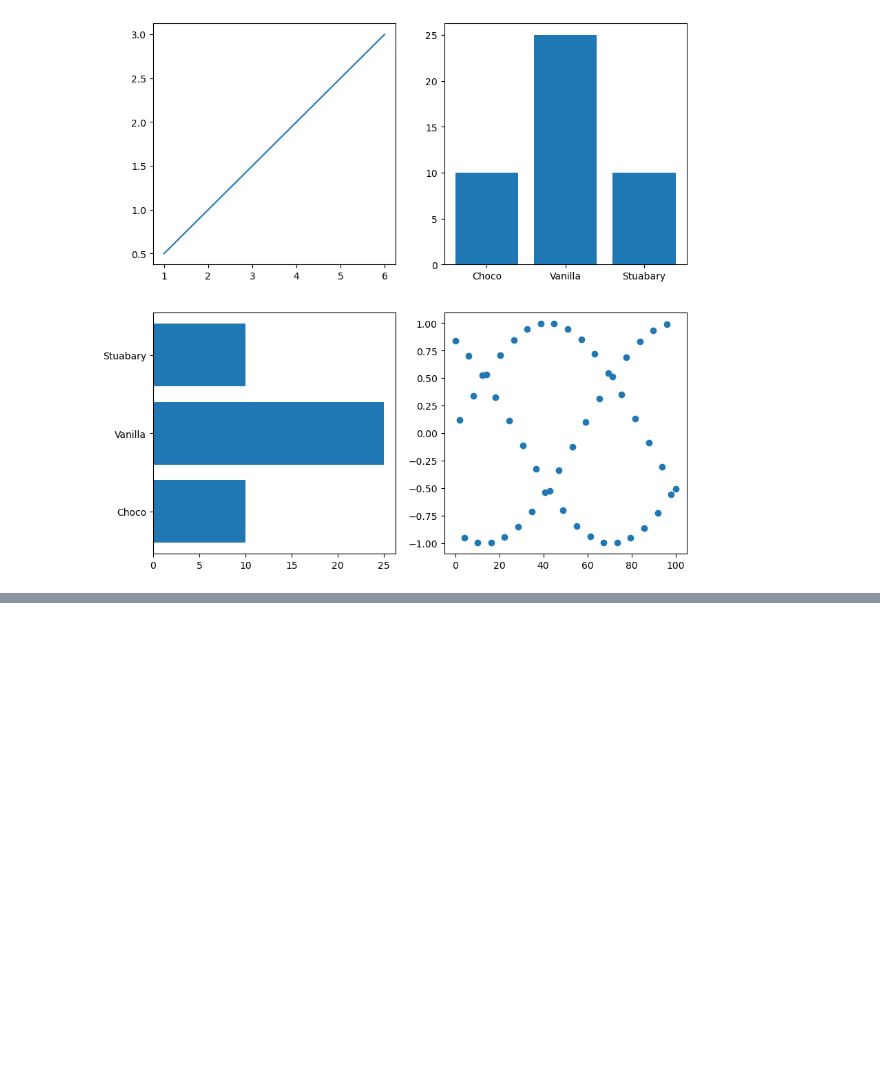
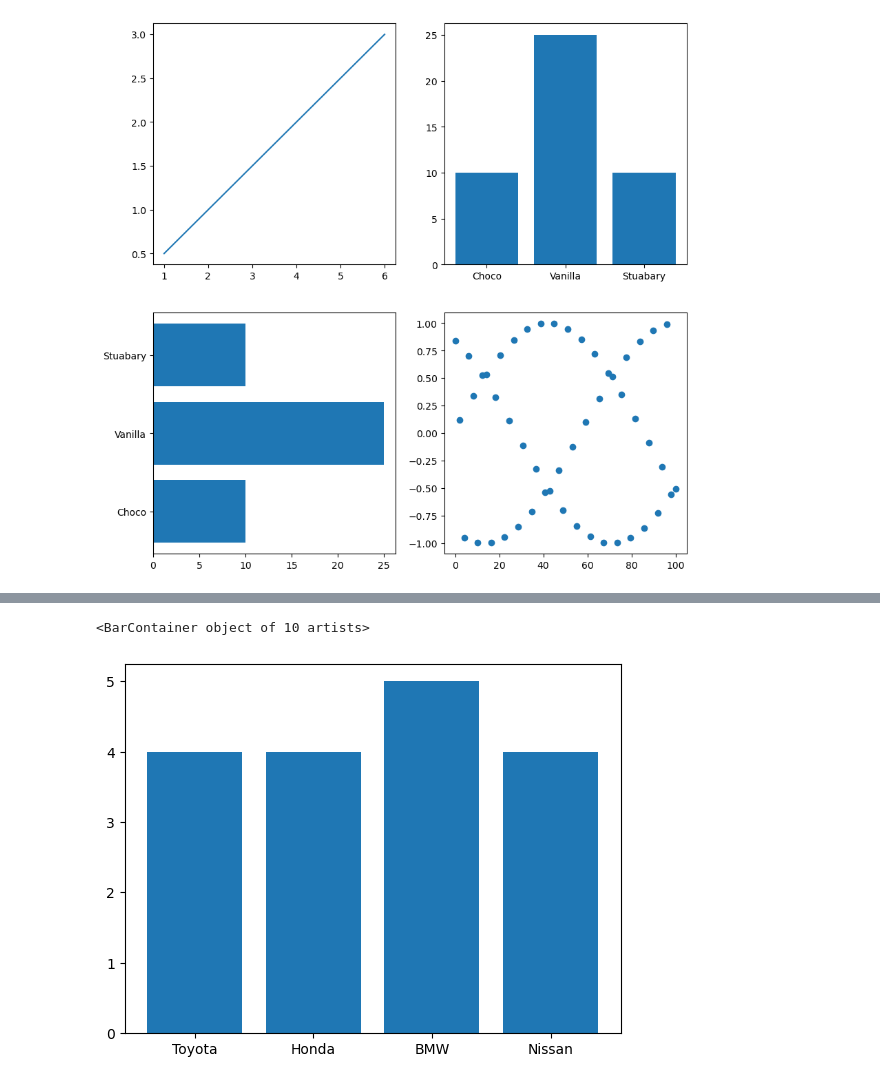
Before and after one commit to UGSNBandara/Machine-Learning-introduction, a Jupyter notebook: matplotlib_intro/Introduction_to_matplotlib.ipynb, the cells around one changed output, grey strips where cells are left out. Drawn from its saved outputs; the diff is of its cells as text; code cells hidden in the pictures; blank space fills up the shorter version.

```diff
--- a/matplotlib_intro/Introduction_to_matplotlib.ipynb
+++ b/matplotlib_intro/Introduction_to_matplotlib.ipynb
@@ -195,0 +241,5 @@ ax[1, 1].scatter(np.linspace(0,100,50), np.sin(np.linspace(1,100,50)))
+# %%
+plt.bar(car_sale["Make"], car_sale["Doors"])
+# %% [output]
+<BarContainer object of 10 artists>
+[figure, added]
```
Also changed, not shown: parts of 43 cells of this notebook, 2 other files.
